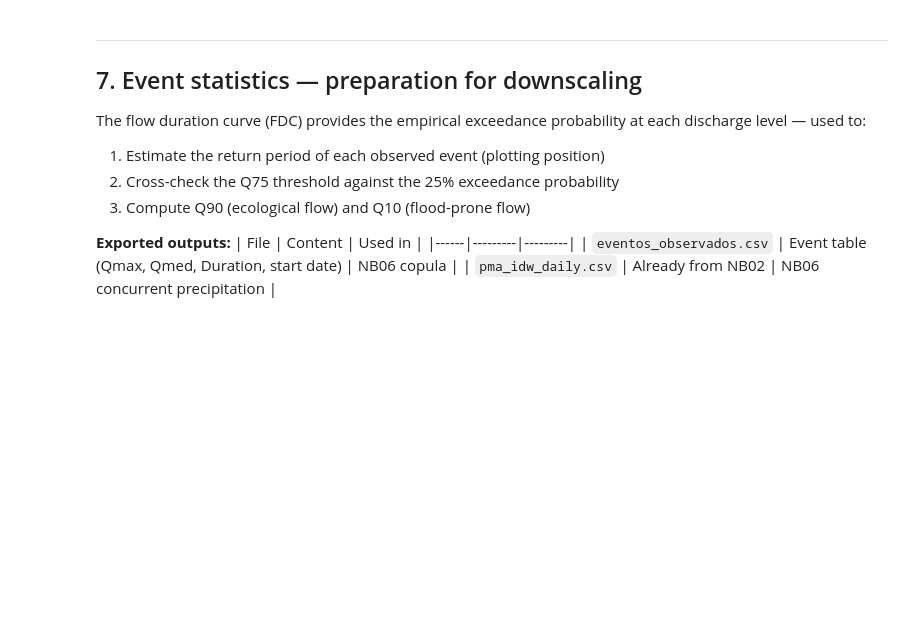
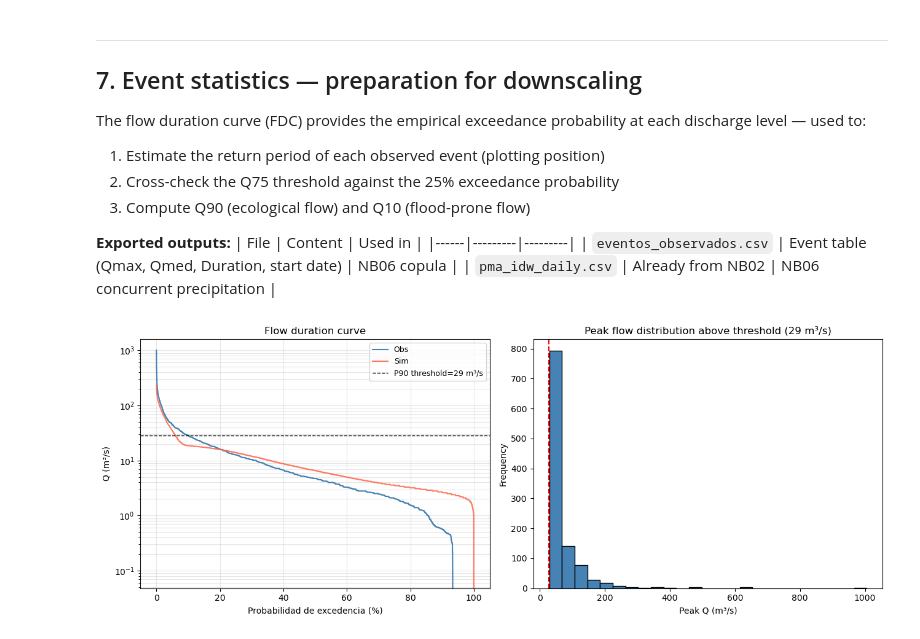
Before and after one commit to navass11/HYDRA, a Jupyter notebook: notebooks/pilot_cases/los_corrales_buelna/05_continuous_simulation.ipynb, the cells around one changed output. Saved outputs shown, nothing was run; the diff lists cells and outputs as text; code cells hidden in the pictures; blank space fills up the shorter version.

```diff
--- a/notebooks/pilot_cases/los_corrales_buelna/05_continuous_simulation.ipynb
+++ b/notebooks/pilot_cases/los_corrales_buelna/05_continuous_simulation.ipynb
@@ -518,31 +713,33 @@ at each discharge level — used to:
 # %%
 # Compute flow duration curve (FDC)
 q_sorted = np.sort(Q_obs.dropna().values)[::-1]
 exceedance = np.linspace(0, 100, len(q_sorted))
 
 fig, axes = plt.subplots(1, 2, figsize=(13, 5))
 
 ax = axes[0]
 ax.semilogy(exceedance, q_sorted, color='steelblue', lw=1.5, label='Obs')
 if Q_sim is not None:
     q_sim_sorted = np.sort(Q_sim.reindex(Q_obs.index).dropna().values)[::-1]
     exc_sim = np.linspace(0, 100, len(q_sim_sorted))
     ax.semilogy(exc_sim, q_sim_sorted, color='tomato', lw=1.5, alpha=0.85, label='Sim')
-ax.axhline(Q_threshold, color='k', ls='--', lw=1, label=f'Umbral P90={Q_threshold:.0f} m³/s')
+ax.axhline(Q_threshold, color='k', ls='--', lw=1, label=f'P90 threshold={Q_threshold:.0f} m³/s')
 ax.set(xlabel='Probabilidad de excedencia (%)', ylabel='Q (m³/s)',
-       title='Curva de duración de caudales')
+       title='Flow duration curve')
 ax.legend(fontsize=9)
 ax.grid(True, which='both', alpha=0.3)
 
-# Histograma de caudales sobre umbral
+# Histogram of flows above threshold
 ax = axes[1]
 q_above = Q_obs[Q_obs > Q_threshold].values
 if len(q_above) > 0:
     ax.hist(q_above, bins=25, color='steelblue', edgecolor='k')
 ax.axvline(Q_threshold, color='r', lw=1.5, ls='--')
-ax.set(xlabel='Q pico (m³/s)', ylabel='Frecuencia',
-       title=f'Distribución de picos sobre umbral ({Q_threshold:.0f} m³/s)')
+ax.set(xlabel='Peak Q (m³/s)', ylabel='Frequency',
+       title=f'Peak flow distribution above threshold ({Q_threshold:.0f} m³/s)')
 
 plt.tight_layout()
 plt.savefig(OUT_DIR / 'fdc_eventos.png', dpi=150)
 plt.show()
+# %% [output]
+[figure, added]
```
Also changed, not shown: parts of 11 cells of this notebook, 21 other files.
